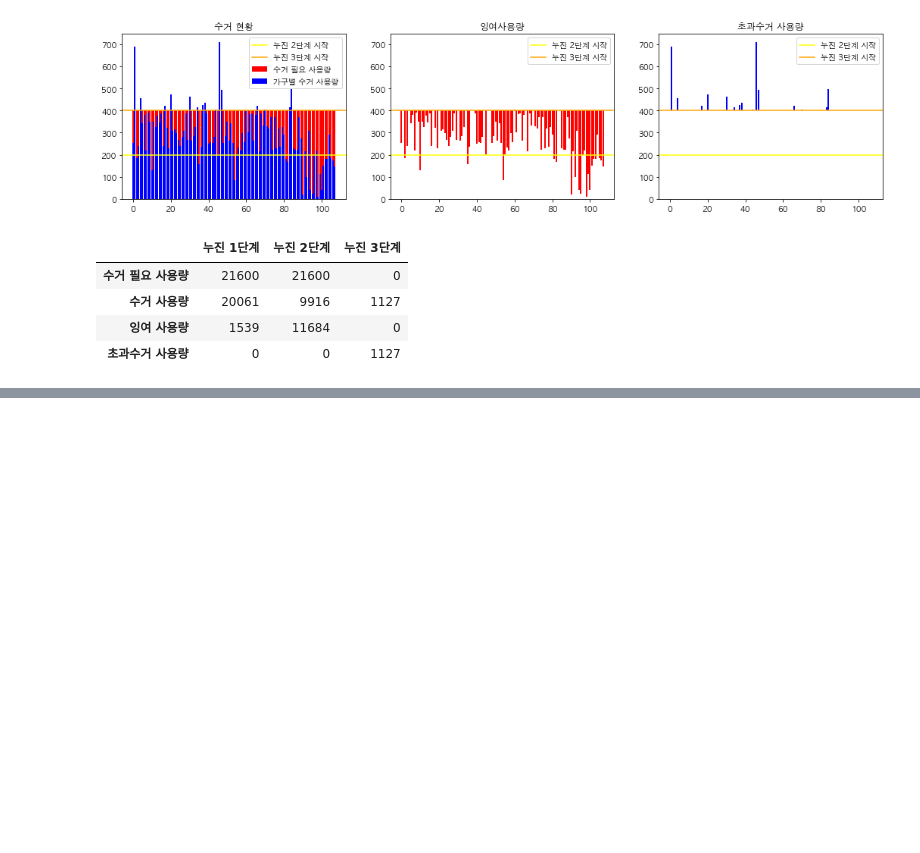
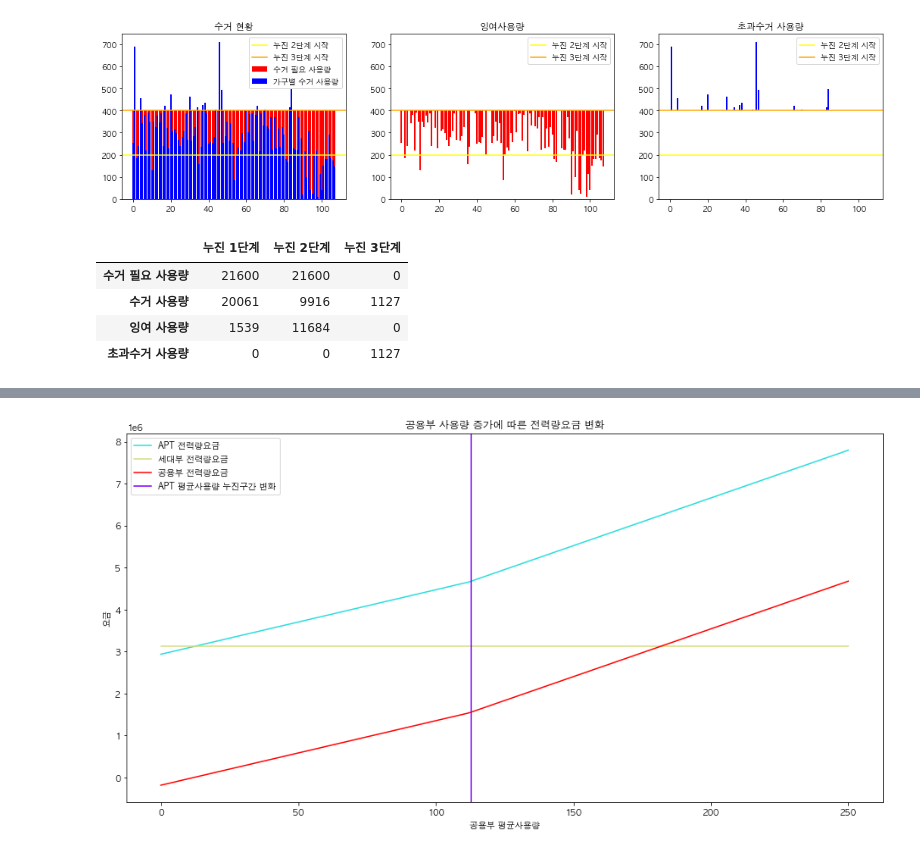
Before and after one commit to formegusto/what-is-public-fee, a Jupyter notebook: pt1.공용부의 전기요금 구성요소.ipynb, the cells around one changed output, grey strips where cells are left out. Saved outputs shown, nothing was run; the diff lists cells and outputs as text; code cells hidden in the pictures; blank space fills up the shorter version.

```diff
--- a/pt1.공용부의 전기요금 구성요소.ipynb
+++ b/pt1.공용부의 전기요금 구성요소.ipynb
@@ -408,0 +490,23 @@ pd.DataFrame(np.array([all_col_needed, col_households,
+# %%
+basic_df = pd.DataFrame(index=['APT', '세대부', '공용부'])
+
+for public_kWh in range(0, 27108, 108):
+    APT = month_df['usage (kWh)'].sum() + public_kWh
+    _, anal_df = crs.utils.get_analysis_df(_month, month_df, APT)
+
+    basic_df["{}kWh".format(round(public_kWh) / 108)] = \
+        anal_df['전력량요금'].values[:3]
+
+plt.figure(figsize=(16,8))
+palette = plt.cm.get_cmap("rainbow", len(basic_df))
+for idx,(index_name, row) in enumerate(basic_df.iterrows()):
+    plt.plot(range(0, 251),row.values, c=palette(idx),
+             label="{} 전력량요금".format(index_name))
+
+plt.title("공용부 사용량 증가에 따른 전력량요금 변화")
+plt.ylabel("요금")
+plt.xlabel("공용부 평균사용량")
+plt.legend(loc='upper left')
+plt.show()
+
+basic_df[basic_df.columns[:5]]
@@ -408,0 +519,16 @@ pd.DataFrame(np.array([all_col_needed, col_households,
+# %%
+plt.figure(figsize=(16,8))
+palette = plt.cm.get_cmap("rainbow", len(basic_df) + 1)
+for idx,(index_name, row) in enumerate(basic_df.iterrows()):
+    plt.plot(range(0, 251),row.values, c=palette(idx + 1),
+             label="{} 전력량요금".format(index_name))
+
+plt.title("공용부 사용량 증가에 따른 전력량요금 변화")
+plt.ylabel("요금")
+plt.xlabel("공용부 평균사용량")
+plt.axvline(401 - month_df['usage (kWh)'].mean(), c=palette(0), label="APT 평균사용량 누진구간 변화")
+
+plt.legend(loc='upper left')
+plt.show()
+# %% [output]
+[figure, added]
```
Also changed, not shown: parts of 22 cells of this notebook.
